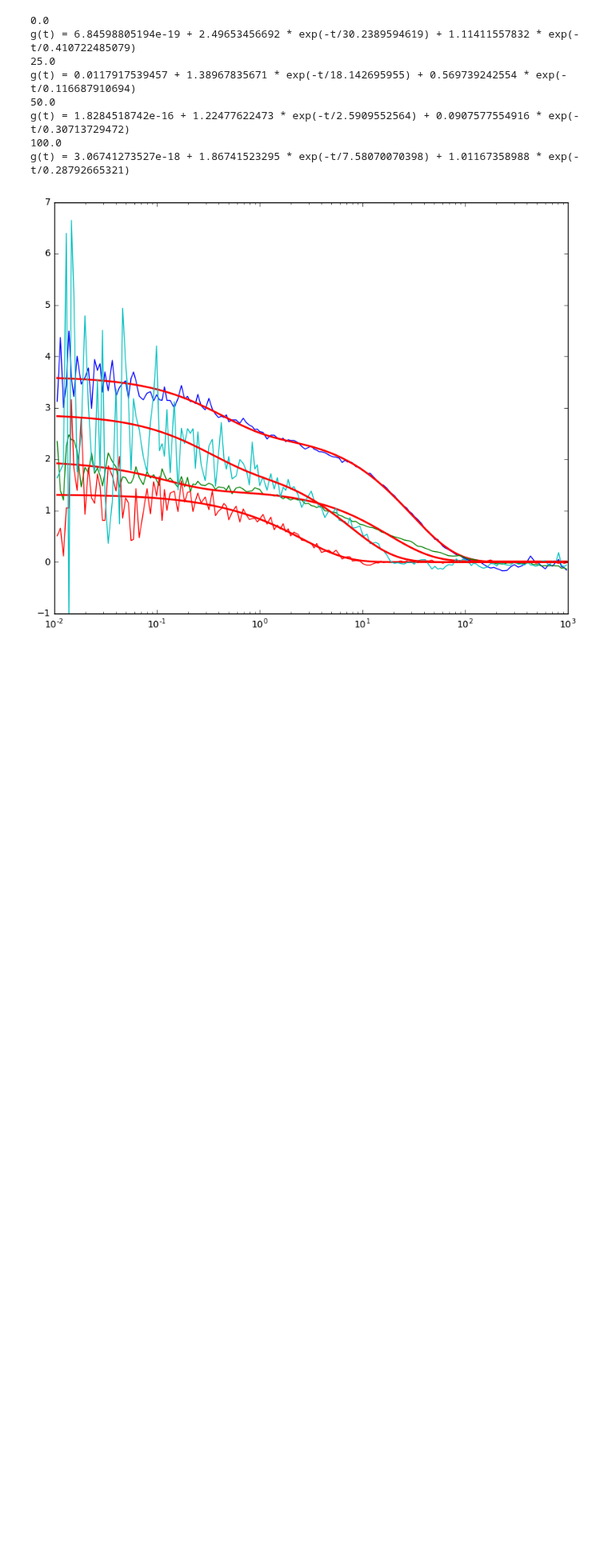
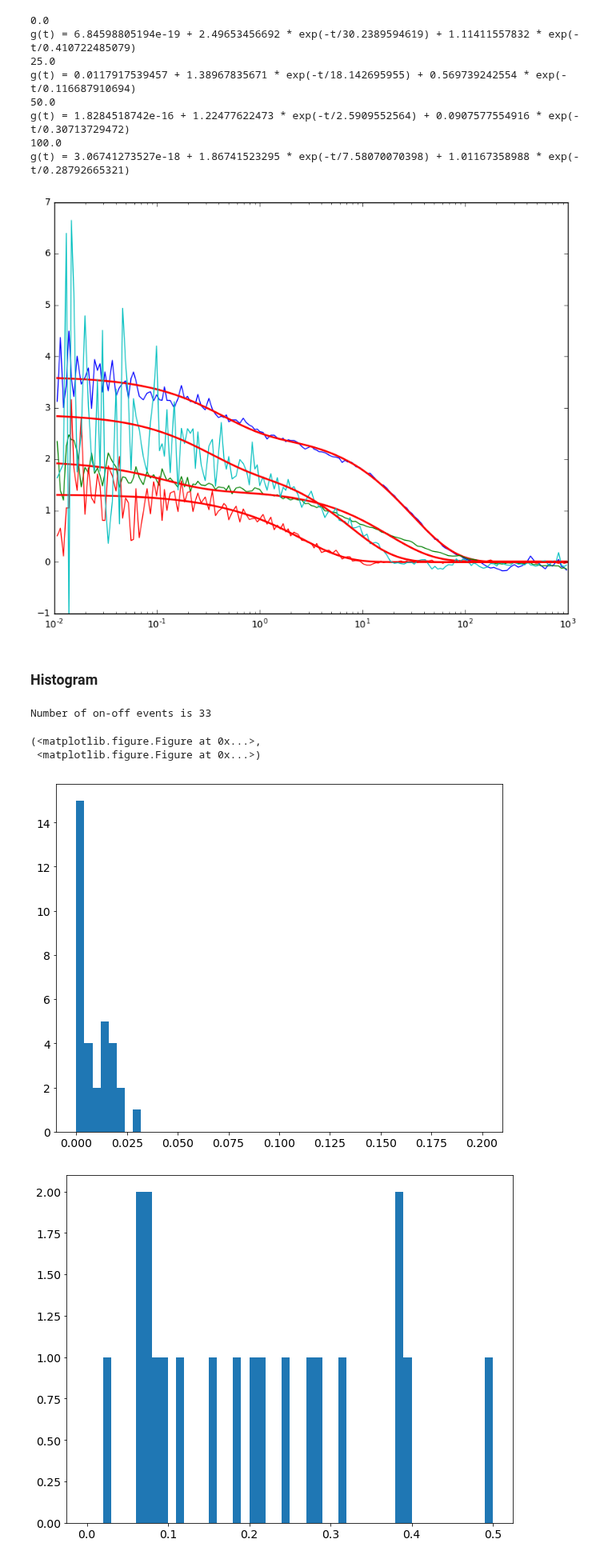
Before and after one commit to biswajitSM/Azurin_SM_repo, a Jupyter notebook: Analysis/Analysis_General.ipynb, the cells around one changed output. Shown at 80% size. Cells and saved outputs as stored; diff of their text form; code cells hidden in the pictures; blank space fills up the shorter version.

```diff
--- a/Analysis/Analysis_General.ipynb
+++ b/Analysis/Analysis_General.ipynb
@@ -776,3 +776,14 @@ g(t) = 1.8284518742e-16 + 1.22477622473 * exp(-t/2.5909552564) + 0.0907577554916
 100.0
 g(t) = 3.06741273527e-18 + 1.86741523295 * exp(-t/7.58070070398) + 1.01167358988 * exp(-t/0.28792665321)
 [figure]
+# %% [markdown]
+### Histogram
+# %%
+histogram_on_off_1mol(foldername= foldername, input_potential=[100], pointnumbers=[1],
+                          bins_on=50, range_on=[0, 0.2], bins_off=50, range_off=[0, 0.5])
+# %% [output]
+Number of on-off events is 33
+(<matplotlib.figure.Figure at 0x...>,
+ <matplotlib.figure.Figure at 0x...>)
+[figure, added]
+[figure, added]
```
Also changed, not shown: parts of 7 cells of this notebook, 2 other files.
